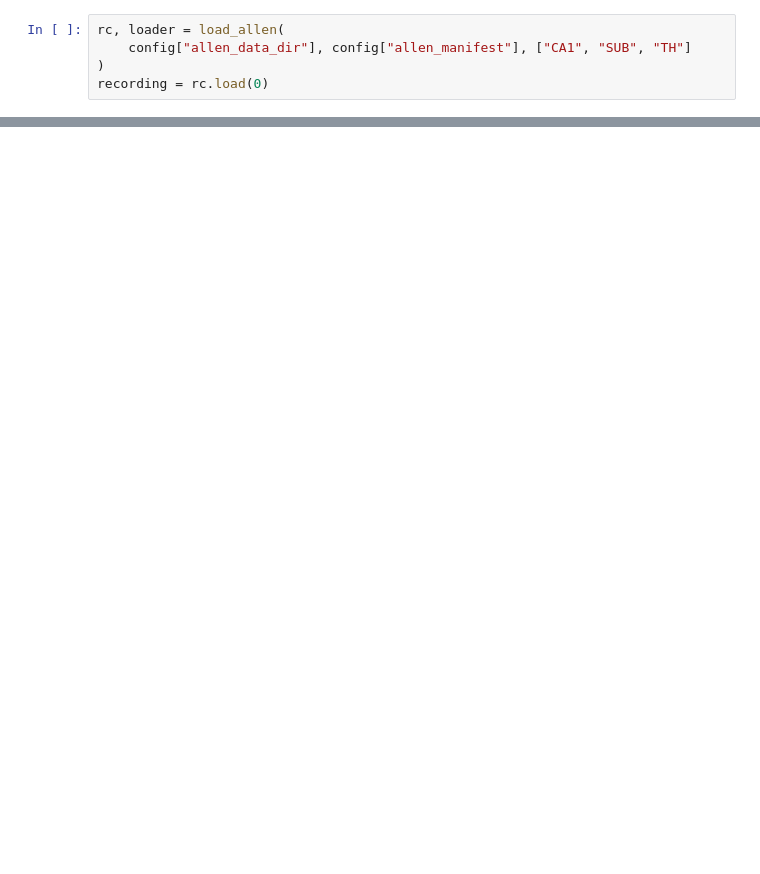
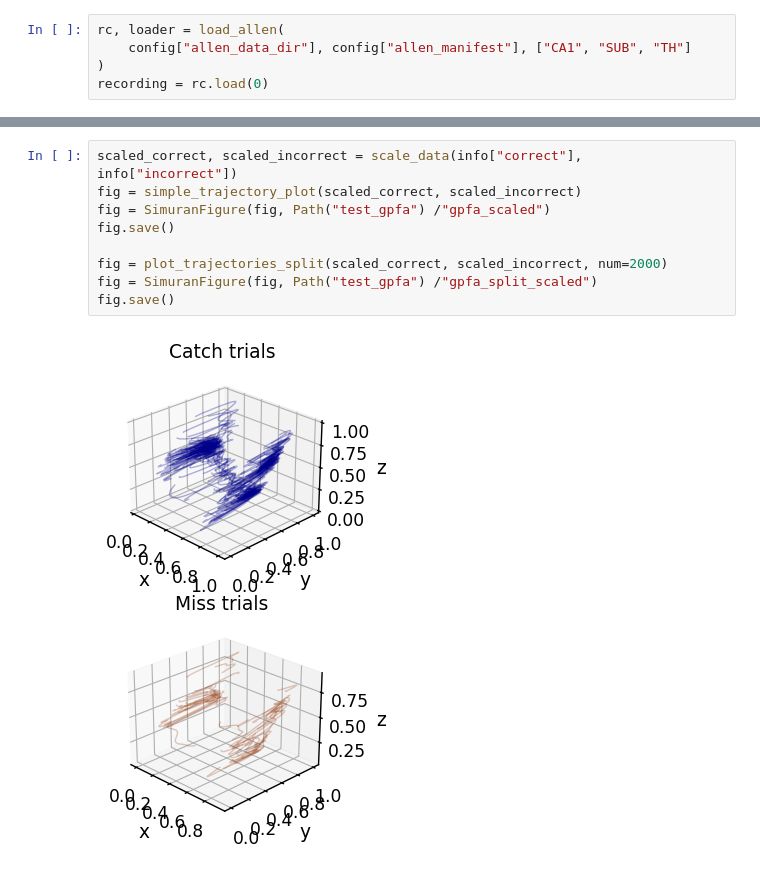
Before and after one commit to seankmartin/task-related-neural-activity, a Jupyter notebook: workflow/notebooks/gpfa_example.ipynb, the cells around one changed output, grey strips where cells are left out. Drawn from its saved outputs; the diff is of its cells as text; blank space fills up the shorter version.

```diff
--- a/workflow/notebooks/gpfa_example.ipynb
+++ b/workflow/notebooks/gpfa_example.ipynb
@@ -48,0 +60,11 @@ plot_gpfa_distance([info], Path("test_gpfa"), regions_str, "allen")
+# %%
+scaled_correct, scaled_incorrect = scale_data(info["correct"], info["incorrect"])
+fig = simple_trajectory_plot(scaled_correct, scaled_incorrect)
+fig = SimuranFigure(fig, Path("test_gpfa") /"gpfa_scaled")
+fig.save()
+
+fig = plot_trajectories_split(scaled_correct, scaled_incorrect, num=2000)
+fig = SimuranFigure(fig, Path("test_gpfa") /"gpfa_split_scaled")
+fig.save()
+# %% [output]
+[figure, added]
```
Also changed, not shown: parts of 7 cells of this notebook, 1 other file.
